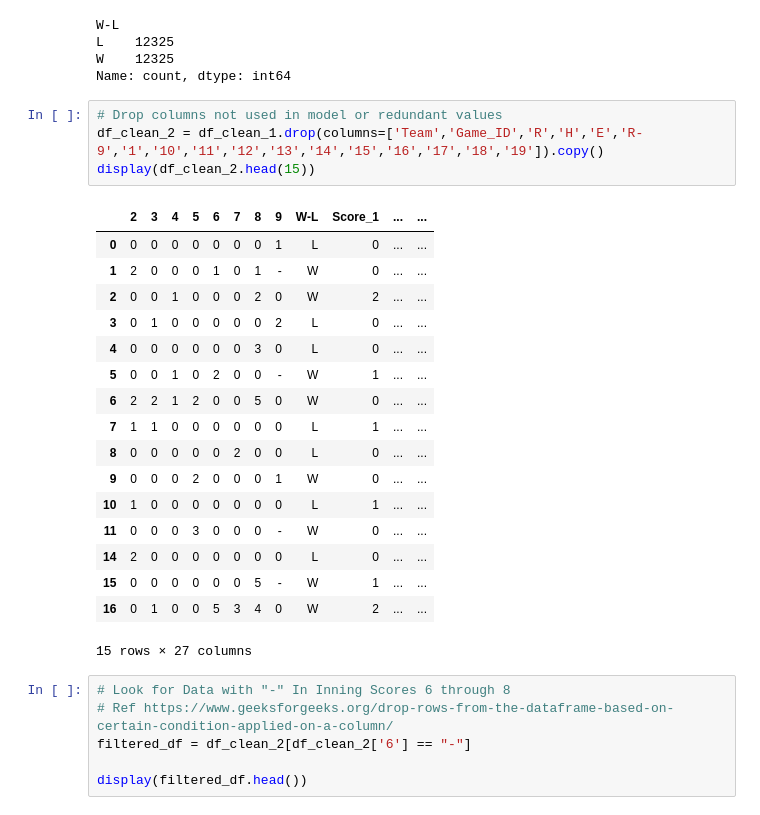
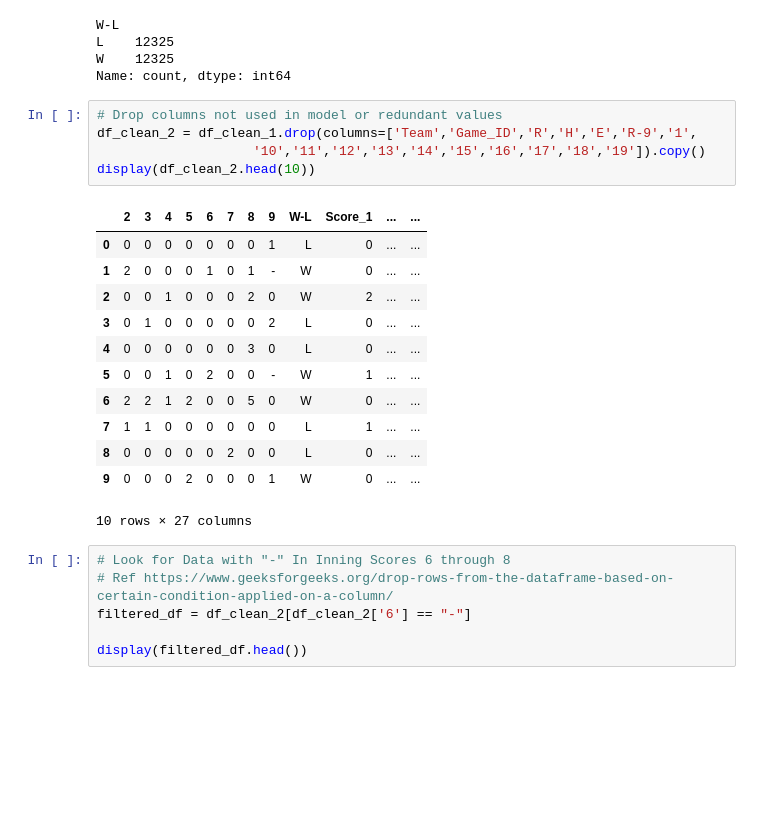
Before and after one commit to azcafriz13/Project_2_Drafts, a Jupyter notebook: Baseball_Game_Scores_Model.ipynb, the cells around one changed output. Saved outputs shown, nothing was run; the diff lists cells and outputs as text; blank space fills up the shorter version.

```diff
--- a/Baseball_Game_Scores_Model.ipynb
+++ b/Baseball_Game_Scores_Model.ipynb
@@ -431,26 +456,22 @@ W    12325
 Name: count, dtype: int64
 # %%
 # Drop columns not used in model or redundant values
-df_clean_2 = df_clean_1.drop(columns=['Team','Game_ID','R','H','E','R-9','1','10','11','12','13','14','15','16','17','18','19']).copy()
-display(df_clean_2.head(15))
+df_clean_2 = df_clean_1.drop(columns=['Team','Game_ID','R','H','E','R-9','1',
+                    '10','11','12','13','14','15','16','17','18','19']).copy()
+display(df_clean_2.head(10))
 # %% [output]
 |  | 2 | 3 | 4 | 5 | 6 | 7 | 8 | 9 | W-L | Score_1 | ... | ... |
 | 0 | 0 | 0 | 0 | 0 | 0 | 0 | 0 | 1 | L | 0 | ... | ... |
 | 1 | 2 | 0 | 0 | 0 | 1 | 0 | 1 | - | W | 0 | ... | ... |
 | 2 | 0 | 0 | 1 | 0 | 0 | 0 | 2 | 0 | W | 2 | ... | ... |
 | 3 | 0 | 1 | 0 | 0 | 0 | 0 | 0 | 2 | L | 0 | ... | ... |
 | 4 | 0 | 0 | 0 | 0 | 0 | 0 | 3 | 0 | L | 0 | ... | ... |
 | 5 | 0 | 0 | 1 | 0 | 2 | 0 | 0 | - | W | 1 | ... | ... |
 | 6 | 2 | 2 | 1 | 2 | 0 | 0 | 5 | 0 | W | 0 | ... | ... |
 | 7 | 1 | 1 | 0 | 0 | 0 | 0 | 0 | 0 | L | 1 | ... | ... |
 | 8 | 0 | 0 | 0 | 0 | 0 | 2 | 0 | 0 | L | 0 | ... | ... |
 | 9 | 0 | 0 | 0 | 2 | 0 | 0 | 0 | 1 | W | 0 | ... | ... |
-| 10 | 1 | 0 | 0 | 0 | 0 | 0 | 0 | 0 | L | 1 | ... | ... |
-| 11 | 0 | 0 | 0 | 3 | 0 | 0 | 0 | - | W | 0 | ... | ... |
-| 14 | 2 | 0 | 0 | 0 | 0 | 0 | 0 | 0 | L | 0 | ... | ... |
-| 15 | 0 | 0 | 0 | 0 | 0 | 0 | 5 | - | W | 1 | ... | ... |
-| 16 | 0 | 1 | 0 | 0 | 5 | 3 | 4 | 0 | W | 2 | ... | ... |
-15 rows × 27 columns
+10 rows × 27 columns
 # %%
 # Look for Data with "-" In Inning Scores 6 through 8
 # Ref https://www.geeksforgeeks.org/drop-rows-from-the-dataframe-based-on-certain-condition-applied-on-a-column/
```
Also changed, not shown: parts of 36 cells of this notebook, 2 other files.
